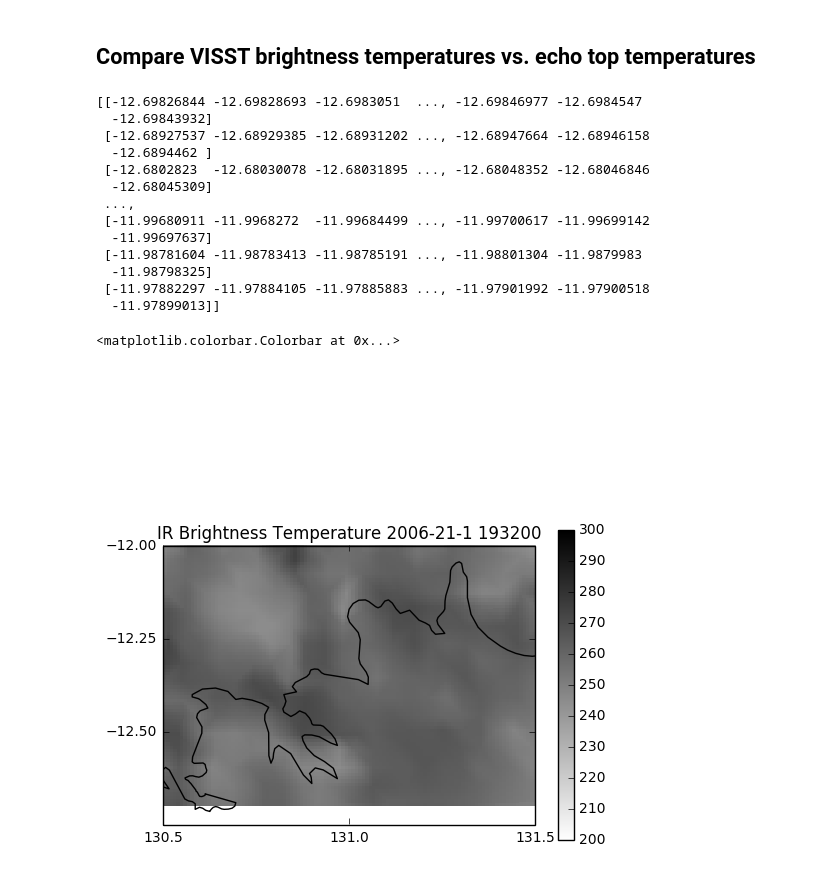
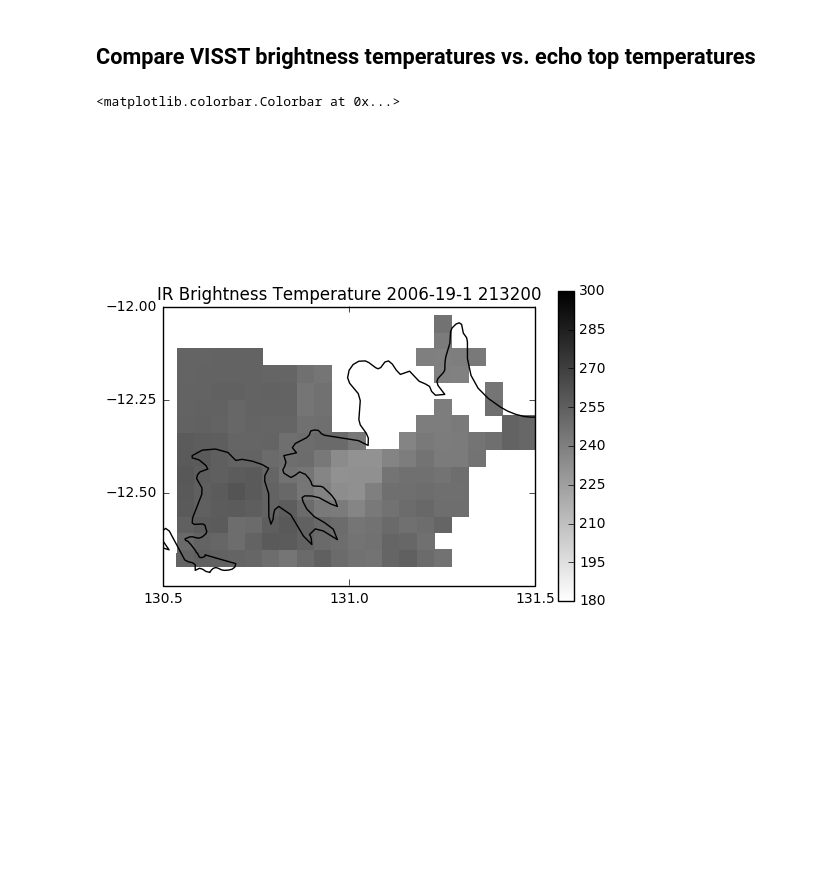
Before and after one commit to rcjackson/cmdv-rrm-anl, a Jupyter notebook: notebooks/Echo top heights.ipynb, the cells around one changed output. Saved outputs shown, nothing was run; the diff lists cells and outputs as text; code cells hidden in the pictures; blank space fills up the shorter version.

```diff
--- a/notebooks/Echo top heights.ipynb
+++ b/notebooks/Echo top heights.ipynb
@@ -50,0 +196,8 @@ def seconds_to_midnight_to_hm(time_secs_after_midnight):
+# %%
+# Plot the radars from given time.
+
+times = get_dda_times(start_year, start_month, start_day,
+                      start_hour, start_minute, end_year,
+                      end_month, end_day, end_hour,
+                      end_minute, minute_interval=0)
+print(times)
@@ -51,5 +208,6 @@ def seconds_to_midnight_to_hm(time_secs_after_midnight):
 # %%
-pyart_grid = pyart.io.read_grid(multidop_grid)
+time_to_choose = times[6]
+pyart_grid = get_grid_from_dda(time_to_choose)
 bca = get_bca(pyart_grid)
 w = pyart_grid.fields['upward_air_velocity']['data']
 z = pyart_grid.fields['reflectivity']['data']
@@ -63,7 +221,8 @@ for levels in range(0,num_levels-1):
     z[levels] = np.ma.masked_where(np.logical_or(w_outside_updraft,
                                                  outside_dd_lobes), z[levels])
 
-
+grid_x = pyart_grid.point_x['data']
+grid_y = pyart_grid.point_y['data']
 grid_z = pyart_grid.point_z['data']
 # %%
 Sounding_netcdf = Dataset(sounding, mode='r')
@@ -146,12 +325,12 @@ Longitude = cdf_data.variables['longitude']
 Time = cdf_data.variables['image_times']
 NumPixels = cdf_data.variables['image_numpix']
 year = 2006
-day = 21
+day = 19
 month = 1
 # Load brightness temperature
 IRBrightness = cdf_data.variables['temperature_ir']
 
-frame = 27
+frame = 21
 
 j = frame
 
@@ -166,7 +345,6 @@ cpol_longitude = 131.04445
 Lat = Latitude[(int(j)*int(NumPixels[j])):(int(j+1)*int(NumPixels[j])-1)]
 Lon = Longitude[(int(j)*int(NumPixels[j])):(int(j+1)*int(NumPixels[j])-1)]
 
-
 # Set up projection
 plt.clf()
 m = Basemap(width=500000, height=500000,
@@ -177,61 +355,52 @@ m = Basemap(width=500000, height=500000,
 darwin_x, darwin_y = m(cpol_latitude, cpol_longitude)
 
 # Regrid data to multidop's grid
-x = pyart_grid.point_longitude['data'][0]
-y = pyart_grid.point_latitude['data'][0]
+x = pyart_grid.point_longitude['data'][0,
+                                       ::resolution,
+                                       ::resolution]
+y = pyart_grid.point_latitude['data'][0,
+                                      ::resolution,
+                                      ::resolution]
 
 index = j
 data = IRBrightness[(int(j)*int(NumPixels[j])):(int(j+1)*int(NumPixels[j])-1)]
-data_gridded = interpolate.griddata((Lon,Lat), data, (x,y))
+data_gridded = interpolate.griddata((Lon,Lat), data, (x,y), method='nearest')
 lat_gridded = interpolate.griddata((Lon,Lat), Lat, (x,y))
 lon_gridded = interpolate.griddata((Lon,Lat), Lon, (x,y))
-lat_bounds = np.logical_or(lat_gridded > -12.75,
-                           lat_gridded < -12)
+lat_bounds = np.logical_or(lat_gridded < -12.75,
+                           lat_gridded > -12)
 lon_bounds = np.logical_or(lon_gridded < 130.5,
                            lon_gridded > 131.5)
 masked_region = np.logical_or(lat_bounds, lon_bounds)
-masked_region = np.logical_or(masked_region, data_gridded > 240)
+masked_region = np.logical_or(masked_region,
+                              np.isnan(echo_temp))
 data_masked = np.ma.array(data_gridded)
 data_masked = np.ma.masked_where(masked_region, data_gridded)
-print(lat_gridded)
 # Plot the masked data
 ax = plt.axes(projection=ccrs.PlateCarree())
 ax.coastlines(resolution='10m')
-plt.pcolormesh(x,y,data_gridded, cmap='gray_r', vmin=190, vmax=270)
+plt.pcolormesh(x,y,data_masked, cmap='gray_r', vmin=190, vmax=270)
 plt.text(Darwin_Lon, Darwin_Lat,
          'Darwin',
          fontweight='bold',
          color='white',
          )
 plt.plot(Darwin_Lon, Darwin_Lat, 'w.')
 ax.set_xticks([130, 130.5, 131, 131.5, 132], crs=ccrs.PlateCarree())
 ax.set_yticks([-14, -13.5, -13, -12.5, -12.25,
                -12, -11,-10.5,], crs=ccrs.PlateCarree())
 ax.set_xlim([130.5, 131.5])
 ax.set_ylim([-12.75, -12])
-plt.clim([200, 300])
+plt.clim([180, 300])
 plt.title('IR Brightness Temperature '
           + str(year)
           + '-'
           + str(day)
           + '-'
           + str(month)
           + ' '
           + seconds_to_midnight_to_string(Time[frame]))
 plt.colorbar()
 # %% [output]
-[[-12.69826844 -12.69828693 -12.6983051  ..., -12.69846977 -12.6984547
-  -12.69843932]
- [-12.68927537 -12.68929385 -12.68931202 ..., -12.68947664 -12.68946158
-  -12.6894462 ]
- [-12.6802823  -12.68030078 -12.68031895 ..., -12.68048352 -12.68046846
-  -12.68045309]
- ...,
- [-11.99680911 -11.9968272  -11.99684499 ..., -11.99700617 -11.99699142
-  -11.99697637]
- [-11.98781604 -11.98783413 -11.98785191 ..., -11.98801304 -11.9879983
-  -11.98798325]
- [-11.97882297 -11.97884105 -11.97885883 ..., -11.97901992 -11.97900518
-  -11.97899013]]
+<matplotlib.colorbar.Colorbar at 0x...>
-<matplotlib.colorbar.Colorbar at 0x...>
-[figure, old version]
+[figure, new version]
```
Also changed, not shown: parts of 15 cells of this notebook.
